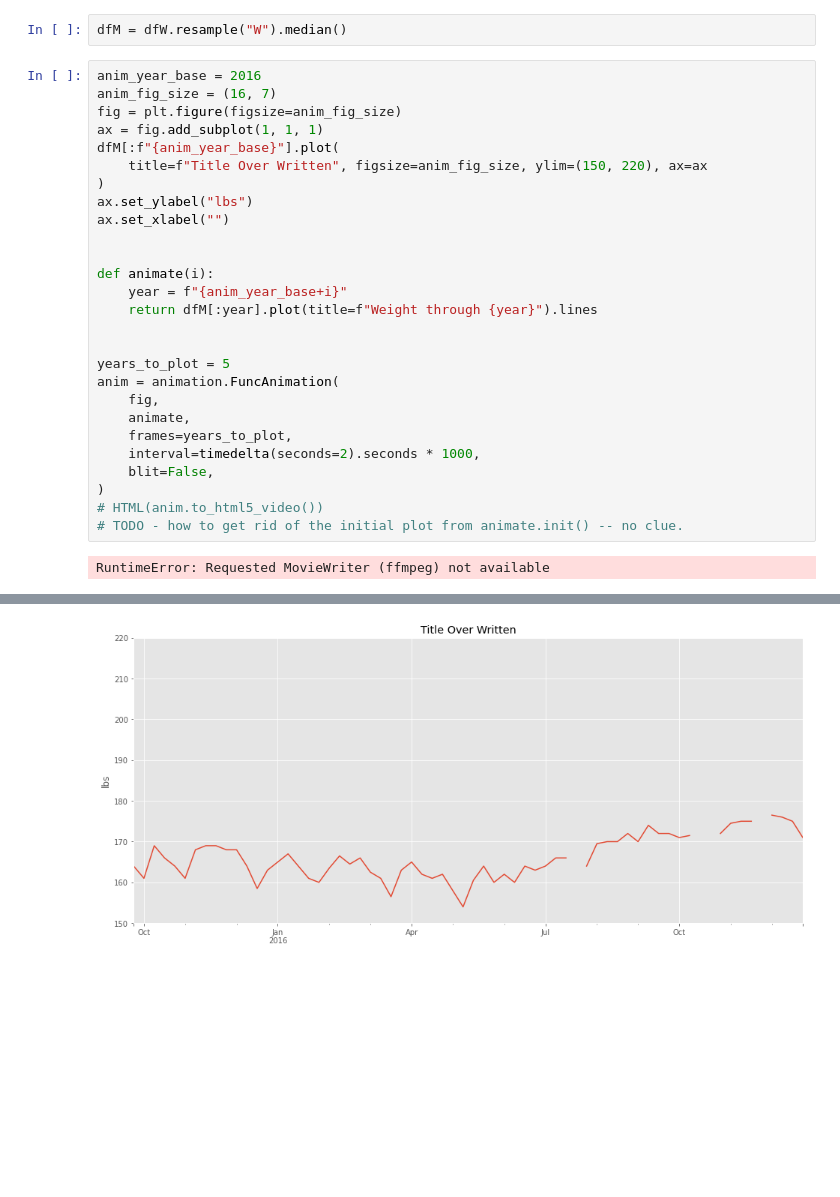
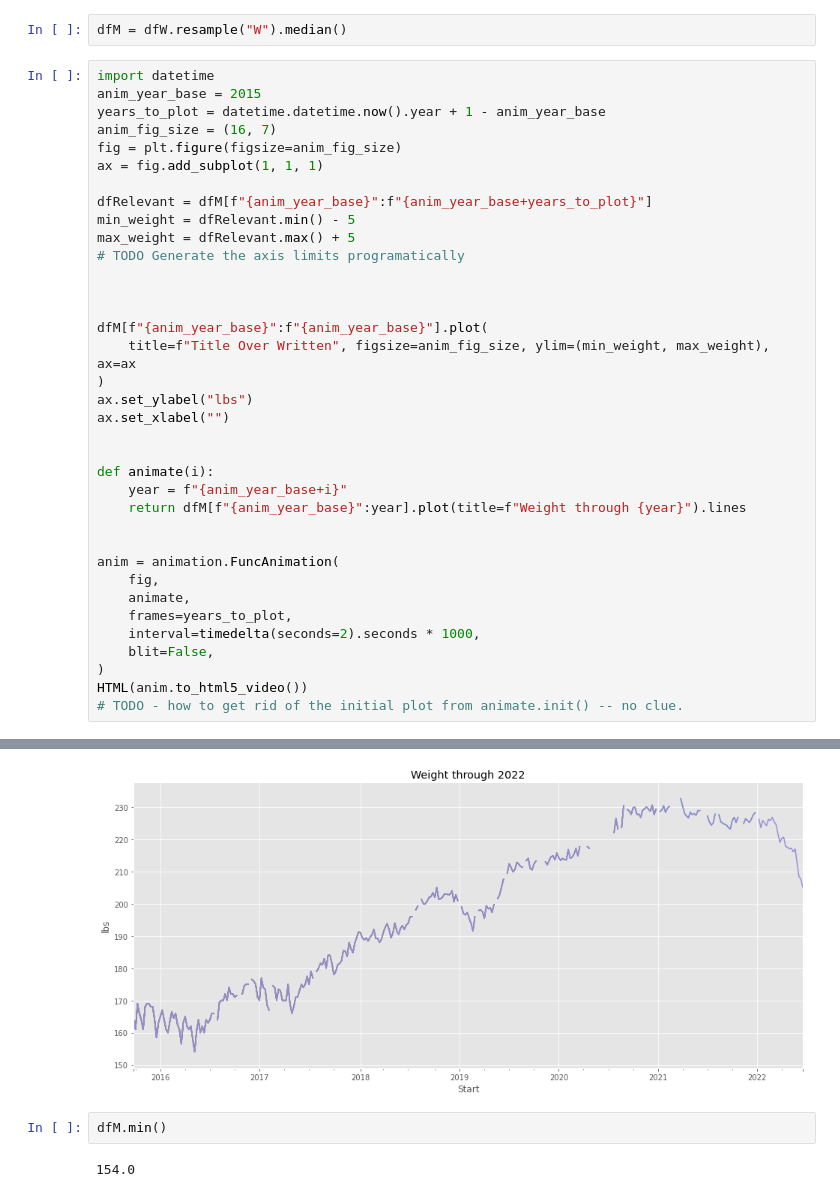
Before and after one commit to idvorkin/jupyter, a Jupyter notebook: Weight Analysis.ipynb, the cells around one changed output, grey strips where cells are left out. Drawn from its saved outputs; the diff is of its cells as text; blank space fills up the shorter version.

Commit message:
Updating weight analysis

```diff
--- a/Weight Analysis.ipynb
+++ b/Weight Analysis.ipynb
@@ -155,12 +157,22 @@ Scroll to see year markers, select in index to zoom in
 # %%
 dfM = dfW.resample("W").median()
 # %%
-anim_year_base = 2016
+import datetime
+anim_year_base = 2015
+years_to_plot = datetime.datetime.now().year + 1 - anim_year_base
 anim_fig_size = (16, 7)
 fig = plt.figure(figsize=anim_fig_size)
 ax = fig.add_subplot(1, 1, 1)
-dfM[:f"{anim_year_base}"].plot(
-    title=f"Title Over Written", figsize=anim_fig_size, ylim=(150, 220), ax=ax
+
+dfRelevant = dfM[f"{anim_year_base}":f"{anim_year_base+years_to_plot}"]
+min_weight = dfRelevant.min() - 5
+max_weight = dfRelevant.max() + 5
+# TODO Generate the axis limits programatically
+
+
+
+dfM[f"{anim_year_base}":f"{anim_year_base}"].plot(
+    title=f"Title Over Written", figsize=anim_fig_size, ylim=(min_weight, max_weight), ax=ax
 )
 ax.set_ylabel("lbs")
 ax.set_xlabel("")
@@ -168,10 +180,9 @@ ax.set_xlabel("")
 
 def animate(i):
     year = f"{anim_year_base+i}"
-    return dfM[:year].plot(title=f"Weight through {year}").lines
+    return dfM[f"{anim_year_base}":year].plot(title=f"Weight through {year}").lines
 
 
-years_to_plot = 5
 anim = animation.FuncAnimation(
     fig,
     animate,
@@ -179,7 +190,6 @@ anim = animation.FuncAnimation(
     interval=timedelta(seconds=2).seconds * 1000,
     blit=False,
 )
-# HTML(anim.to_html5_video())
+HTML(anim.to_html5_video())
 # TODO - how to get rid of the initial plot from animate.init() -- no clue.
 # %% [output]
-RuntimeError: Requested MovieWriter (ffmpeg) not available
@@ -186 +197,5 @@ RuntimeError: Requested MovieWriter (ffmpeg) not available
-[figure, old version]
+[figure, new version]
+# %%
+dfM.min()
+# %% [output]
+154.0
```
Also changed, not shown: parts of 4 cells of this notebook.
